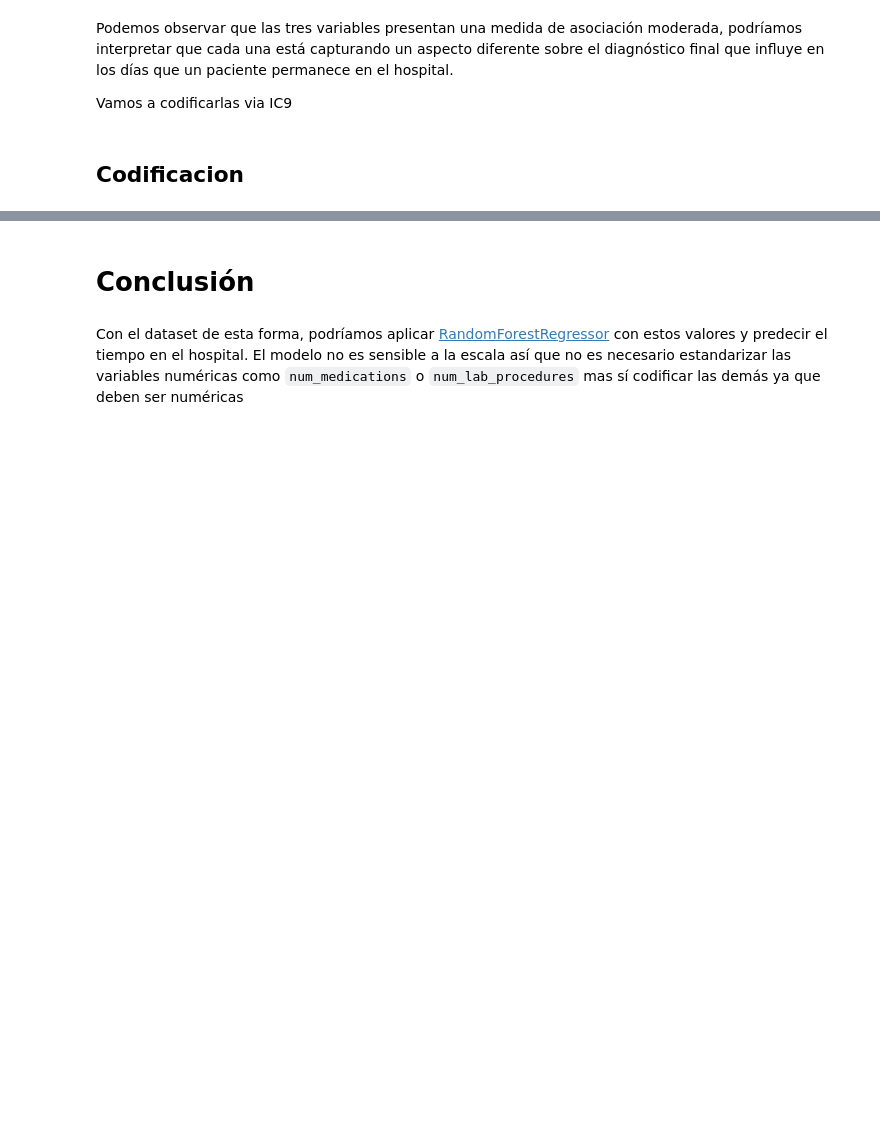
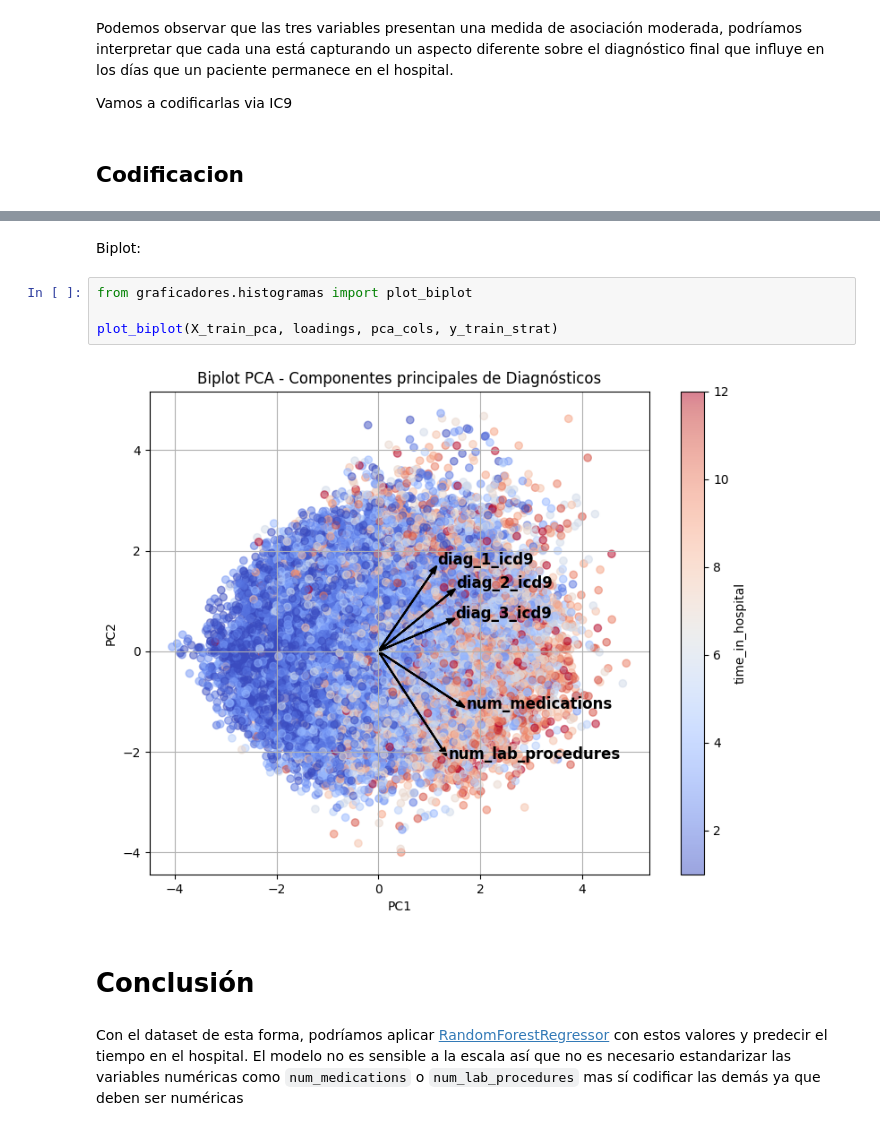
Before and after one commit to masouto94/CEIA_Analisis_de_datos, a Jupyter notebook: trabajo_final/trabajoFinal.ipynb, the cells around one changed output, grey strips where cells are left out. Cells and saved outputs as stored; diff of their text form; blank space fills up the shorter version.

```diff
--- a/trabajo_final/trabajoFinal.ipynb
+++ b/trabajo_final/trabajoFinal.ipynb
@@ -1306,3 +1325,11 @@ X_train_strat
+# %% [markdown]
+Biplot:
+# %%
+from graficadores.histogramas import plot_biplot
+
+plot_biplot(X_train_pca, loadings, pca_cols, y_train_strat)
+# %% [output]
+[figure, added]
 # %% [markdown]
 # Conclusión
 # %% [markdown]
```
Also changed, not shown: parts of 22 cells of this notebook, 1 other file.
